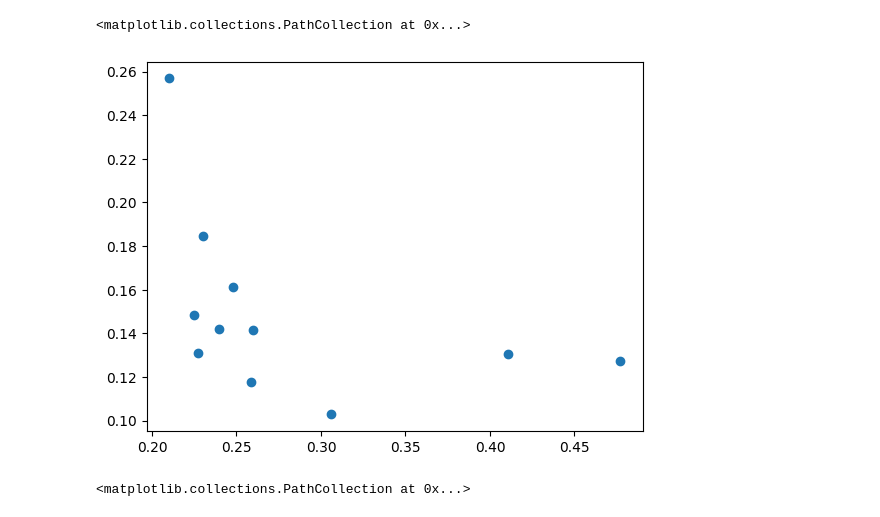
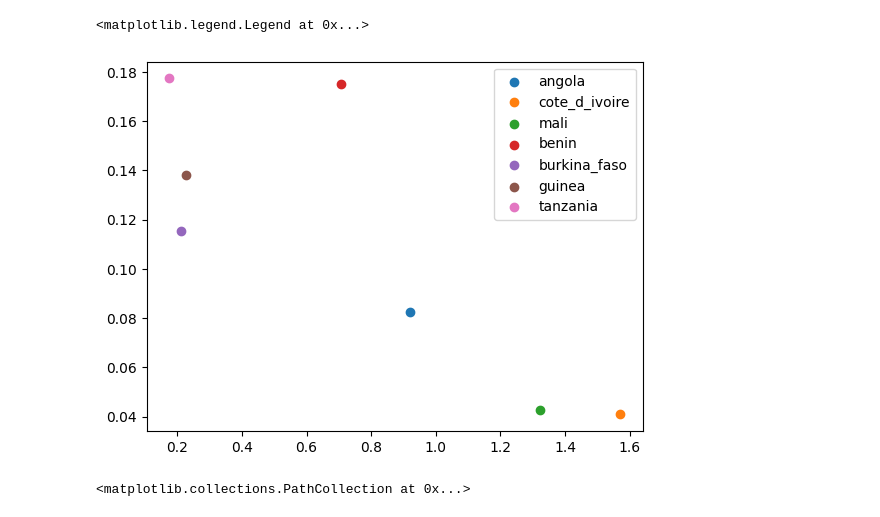
Before and after one commit to katiekang1998/cautious_extrapolation, a Jupyter notebook: cautious_extrapolation/poverty2/plot.ipynb, the cells around one changed output. Cells and saved outputs as stored; diff of their text form; code cells hidden in the pictures.

```diff
--- a/cautious_extrapolation/poverty2/plot.ipynb
+++ b/cautious_extrapolation/poverty2/plot.ipynb
@@ -23,7 +23,8 @@ from wilds import get_dataset
 # %%
 dir_path = os.path.dirname(os.path.abspath("__file__"))
 test_countries = ['train', 'benin', 'burkina_faso', 'guinea', 'sierra_leone', 'tanzania', 'angola', 'cote_d_ivoire', 'ethiopia', 'mali', 'rwanda']
-
+# ood_countries = ["angola", "cote_d_ivoire", "mali", "benin", "burkina_faso", "guinea", "tanzania"]
+ood_countries = _SURVEY_NAMES_2009_17A["test"] #['rwanda']
 
 run_names = ["seed1_2023_06_02_11_50_14",
              "seed2_2023_06_02_12_07_54",
@@ -31,14 +32,25 @@ run_names = ["seed1_2023_06_02_11_50_14",
 
 mses_all = []
 std_squared_errors_all = []
+preds_all = []
+std_all = []
 for run_name in run_names:
     with open(os.path.join(dir_path, "data", run_name, "outputs.pkl"), 'rb') as f:
         data = pickle.load(f)
 
     mses = []
     std_squared_errors = []
-    for country in test_countries:
-        mses.append(np.median(data[country][:, 2]))
-        std_squared_errors.append(np.median((data[country][:, 1]-0.8)**2))
-    mses_all.append(mses)
-    std_squared_errors_all.append(std_squared_errors)
+    preds = []
+    stds = []
+    for country in ood_countries:
+        preds.append((data[country][:, 0]))
+        mses.append((data[country][:, 2]))
+        std_squared_errors.append(((data[country][:, 1]-0.8)**2))
+        stds.append((data[country][:, 1]))
+    # mses_all.append(mses)
+    # std_squared_errors_all.append(std_squared_errors)
+    preds_all.append(np.concatenate(preds))
+    print(np.concatenate(mses).shape)
+    mses_all.append(np.concatenate(mses))
+    std_squared_errors_all.append(np.concatenate(std_squared_errors))
+    std_all.append(np.concatenate(stds))
@@ -45,10 +91,28 @@ for run_name in run_names:
+# %%
+ood_countries = ["angola", "cote_d_ivoire", "mali", "benin", "burkina_faso", "guinea", "tanzania"]
+
+
+
+for country in ood_countries:
+
+#     angola
+# cote_d_ivoire
+# mali
+# benin
+# burkina_faso
+# guinea
+# tanzania
 # %%
 mses_all = np.array(mses_all)
 std_squared_errors_all = np.array(std_squared_errors_all)
-plt.scatter(np.sqrt(mses_all.mean(axis=0)), std_squared_errors_all.mean(axis=0))
+
+for i in range(len(ood_countries)):
+    plt.scatter(np.sqrt(mses_all[:, i].mean()), std_squared_errors_all[:, i].mean(), label=ood_countries[i])
+# plt.scatter(np.sqrt(mses_all.mean(axis=0)), std_squared_errors_all.mean(axis=0))
+plt.legend()
 # %% [output]
-<matplotlib.collections.PathCollection at 0x...>
+<matplotlib.legend.Legend at 0x...>
-[figure, old version]
+[figure, new version]
 # %%
 plt.scatter([data["train"][:, 2].mean()], np.mean((data["train"][:, 1]-0.8)**2))
 plt.scatter(mses, stds)
```
Also changed, not shown: parts of 16 cells of this notebook, 38 other files.
